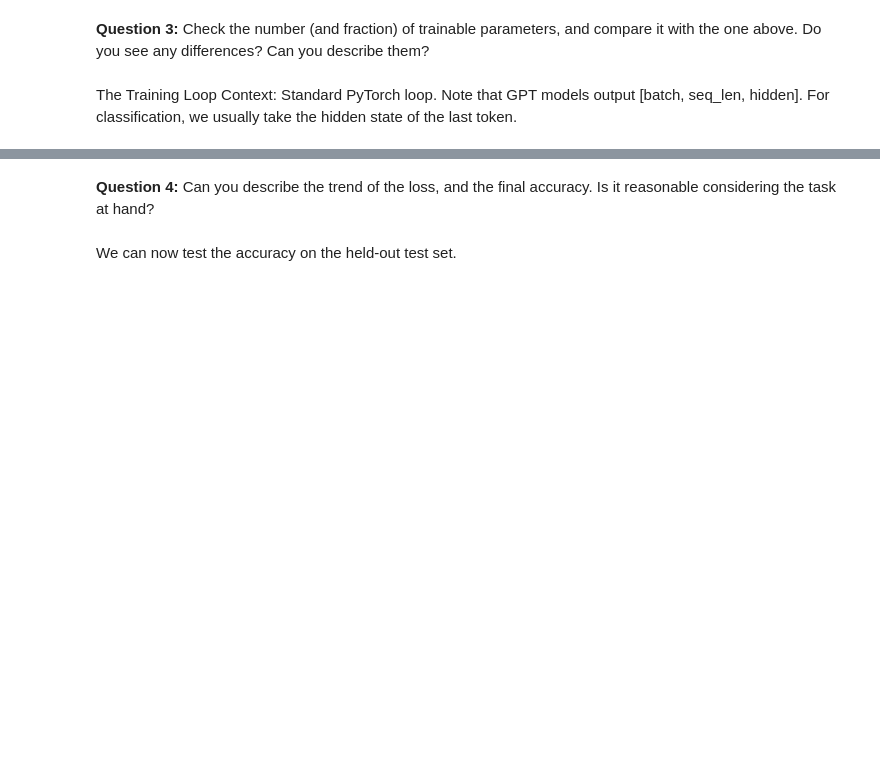
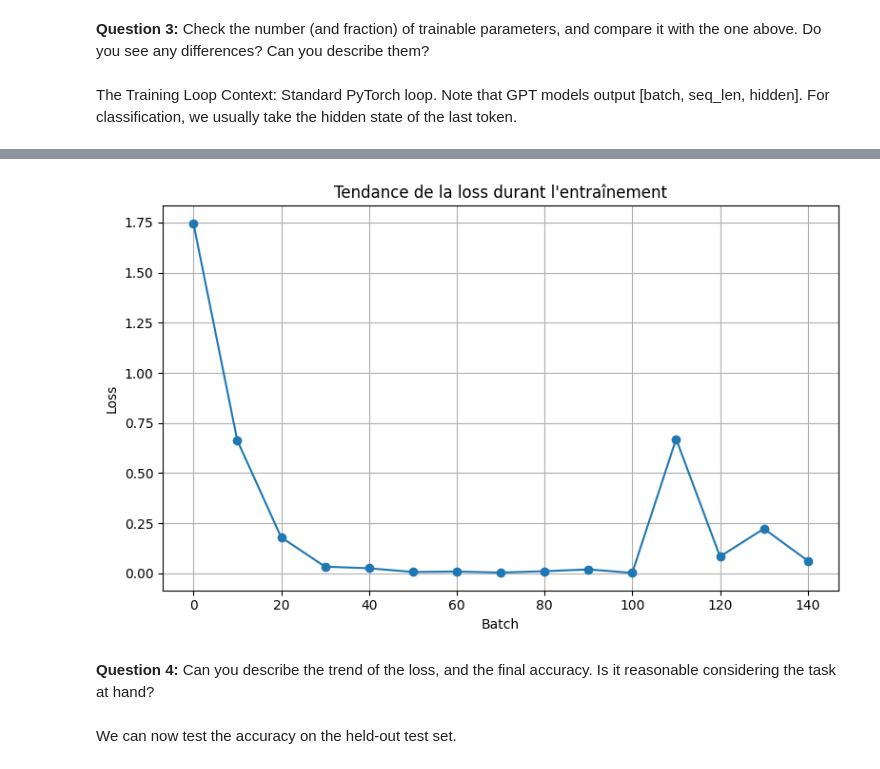
Before and after one commit to bouederni/CSC8614-TP, a Jupyter notebook: TP3/TP3_Lab_Notebook.ipynb, the cells around one changed output, grey strips where cells are left out. Drawn from its saved outputs; the diff is of its cells as text; code cells hidden in the pictures; blank space fills up the shorter version.

```diff
--- a/TP3/TP3_Lab_Notebook.ipynb
+++ b/TP3/TP3_Lab_Notebook.ipynb
@@ -593,3 +619,21 @@ train_classifier(model, train_loader, optimizer, device, epochs=1)  # TODO: Pote
+# %%
+import matplotlib.pyplot as plt
+
+# Batch indices and corresponding losses from the log
+batches = [0,10,20,30,40,50,60,70,80,90,100,110,120,130,140]
+losses = [1.7461,0.6633,0.1799,0.0338,0.0257,0.0072,0.0095,0.0044,0.0111,0.0199,0.0027,0.6705,0.0844,0.2230,0.0633]
+
+plt.figure(figsize=(8,5))
+plt.plot(batches, losses, marker='o')
+plt.xlabel("Batch")
+plt.ylabel("Loss")
+plt.title("Tendance de la loss durant l'entraînement")
+plt.grid(True)
+plt.tight_layout()
+
+plt.savefig("training_loss_epoch1.png", dpi=300)
+# %% [output]
+[figure, added]
 # %% [markdown]
 **Question 4:** Can you describe the trend of the loss, and the final accuracy. Is it reasonable considering the task at hand?
 # %% [markdown]
```
Also changed, not shown: parts of 9 cells of this notebook, 23 other files.
